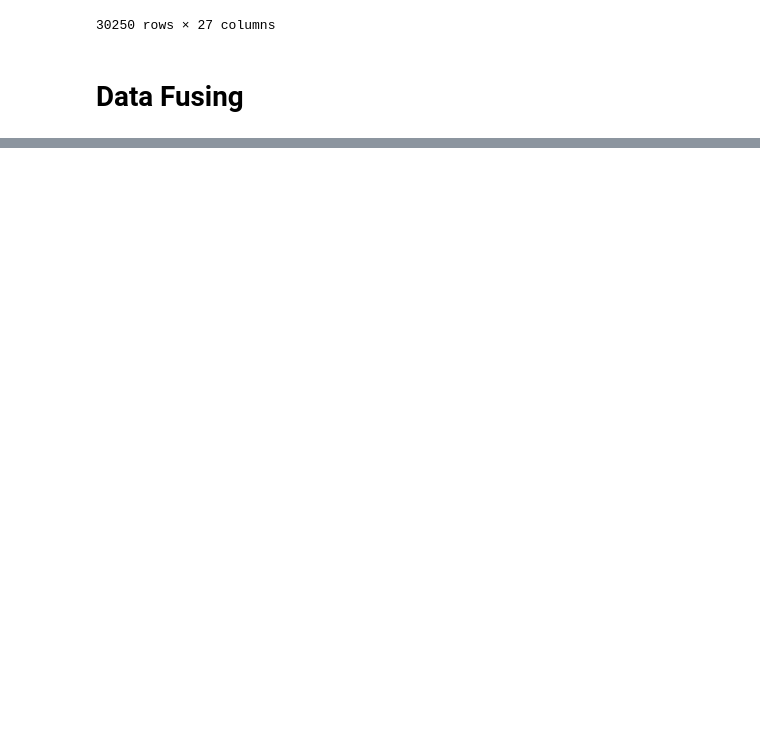
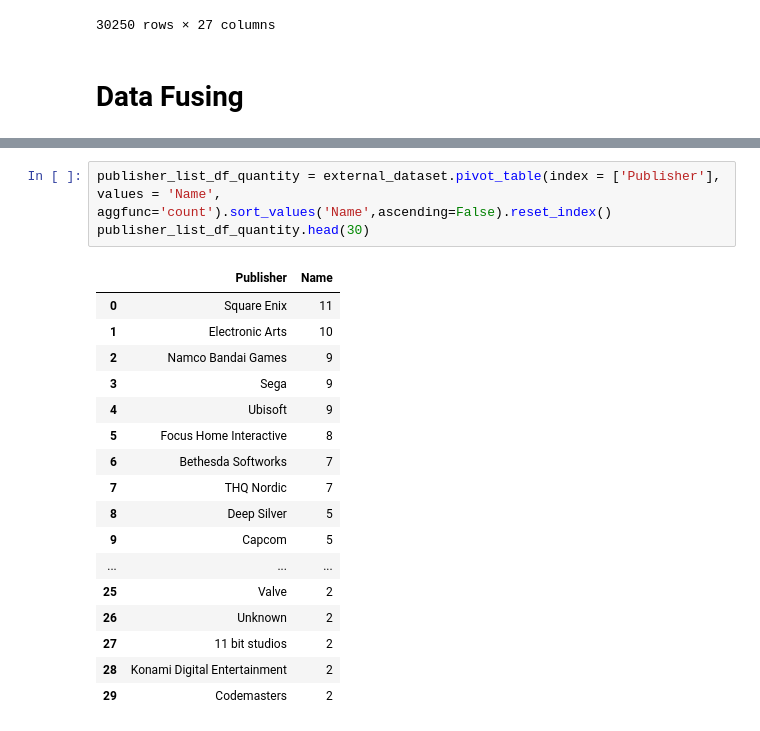
Before and after one commit to Tricar5/games_data, a Jupyter notebook: EXT_DATA_WORKING.ipynb, the cells around one changed output, grey strips where cells are left out. Cells and saved outputs as stored; diff of their text form; blank space fills up the shorter version.

```diff
--- a/EXT_DATA_WORKING.ipynb
+++ b/EXT_DATA_WORKING.ipynb
@@ -125,0 +147,21 @@ External_dataset.to_csv('data/FUSED_GAME_DATA.csv', sep='\t',encoding='utf-8', i
+# %%
+publisher_list_df_quantity = external_dataset.pivot_table(index = ['Publisher'], values = 'Name', aggfunc='count').sort_values('Name',ascending=False).reset_index()
+publisher_list_df_quantity.head(30)
+# %% [output]
+|  | Publisher | Name |
+| 0 | Square Enix | 11 |
+| 1 | Electronic Arts | 10 |
+| 2 | Namco Bandai Games | 9 |
+| 3 | Sega | 9 |
+| 4 | Ubisoft | 9 |
+| 5 | Focus Home Interactive | 8 |
+| 6 | Bethesda Softworks | 7 |
+| 7 | THQ Nordic | 7 |
+| 8 | Deep Silver | 5 |
+| 9 | Capcom | 5 |
+| ... | ... | ... |
+| 25 | Valve | 2 |
+| 26 | Unknown | 2 |
+| 27 | 11 bit studios | 2 |
+| 28 | Konami Digital Entertainment | 2 |
+| 29 | Codemasters | 2 |
```
Also changed, not shown: parts of 14 cells of this notebook, 4 other files.
